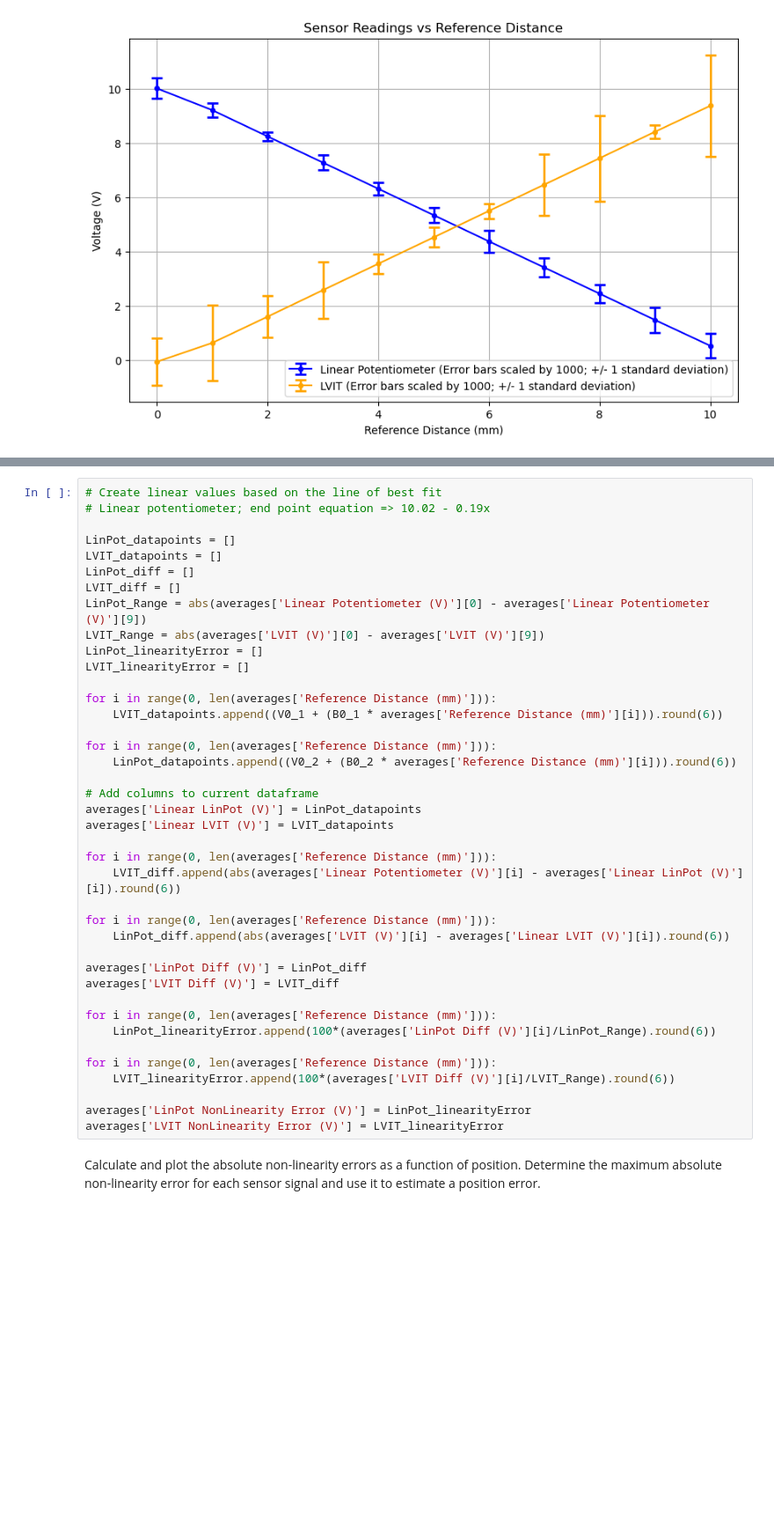
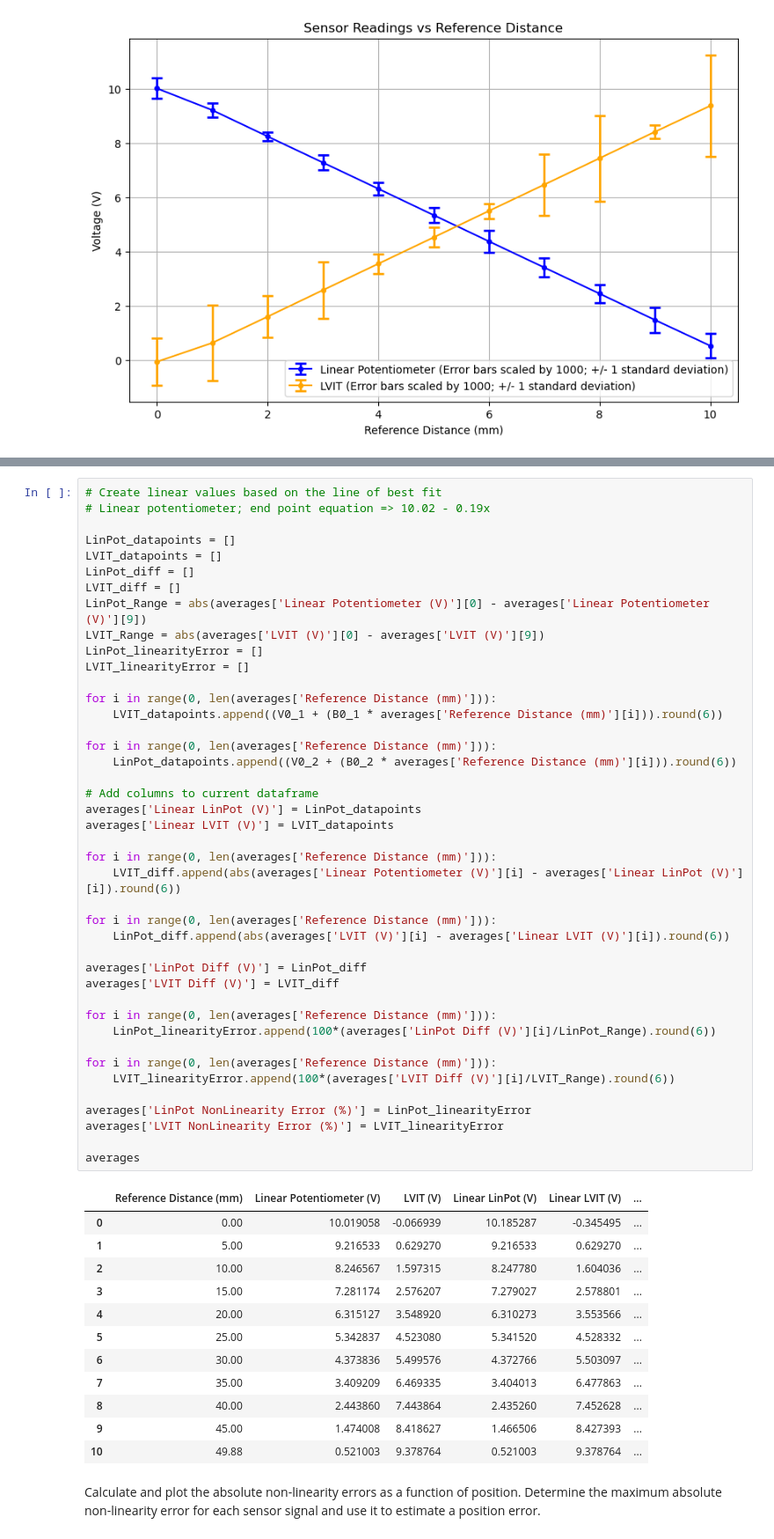
Before and after one commit to Koi199/MECH-420-scripts, a Jupyter notebook: Lab 2 Data/Mech420Lab2.ipynb, the cells around one changed output, grey strips where cells are left out. Shown: that part at 88% size. Saved outputs shown, nothing was run; the diff lists cells and outputs as text; blank space fills up the shorter version.

```diff
--- a/Lab 2 Data/Mech420Lab2.ipynb
+++ b/Lab 2 Data/Mech420Lab2.ipynb
@@ -259,35 +259,50 @@ LVIT_diff = []
 LinPot_Range = abs(averages['Linear Potentiometer (V)'][0] - averages['Linear Potentiometer (V)'][9])
 LVIT_Range = abs(averages['LVIT (V)'][0] - averages['LVIT (V)'][9])
 LinPot_linearityError = []
 LVIT_linearityError = []
 
 for i in range(0, len(averages['Reference Distance (mm)'])):
     LVIT_datapoints.append((V0_1 + (B0_1 * averages['Reference Distance (mm)'][i])).round(6))
 
 for i in range(0, len(averages['Reference Distance (mm)'])):
     LinPot_datapoints.append((V0_2 + (B0_2 * averages['Reference Distance (mm)'][i])).round(6))
 
 # Add columns to current dataframe
 averages['Linear LinPot (V)'] = LinPot_datapoints
 averages['Linear LVIT (V)'] = LVIT_datapoints
 
 for i in range(0, len(averages['Reference Distance (mm)'])):
     LVIT_diff.append(abs(averages['Linear Potentiometer (V)'][i] - averages['Linear LinPot (V)'][i]).round(6))
 
 for i in range(0, len(averages['Reference Distance (mm)'])):
     LinPot_diff.append(abs(averages['LVIT (V)'][i] - averages['Linear LVIT (V)'][i]).round(6))
 
 averages['LinPot Diff (V)'] = LinPot_diff
 averages['LVIT Diff (V)'] = LVIT_diff
 
 for i in range(0, len(averages['Reference Distance (mm)'])):
     LinPot_linearityError.append(100*(averages['LinPot Diff (V)'][i]/LinPot_Range).round(6))
 
 for i in range(0, len(averages['Reference Distance (mm)'])):
     LVIT_linearityError.append(100*(averages['LVIT Diff (V)'][i]/LVIT_Range).round(6))
 
-averages['LinPot NonLinearity Error (V)'] = LinPot_linearityError
-averages['LVIT NonLinearity Error (V)'] = LVIT_linearityError
+averages['LinPot NonLinearity Error (%)'] = LinPot_linearityError
+averages['LVIT NonLinearity Error (%)'] = LVIT_linearityError
+
+averages
+# %% [output]
+|  | Reference Distance (mm) | Linear Potentiometer (V) | LVIT (V) | Linear LinPot (V) | Linear LVIT (V) | ... |
+| 0 | 0.00 | 10.019058 | -0.066939 | 10.185287 | -0.345495 | ... |
+| 1 | 5.00 | 9.216533 | 0.629270 | 9.216533 | 0.629270 | ... |
+| 2 | 10.00 | 8.246567 | 1.597315 | 8.247780 | 1.604036 | ... |
+| 3 | 15.00 | 7.281174 | 2.576207 | 7.279027 | 2.578801 | ... |
+| 4 | 20.00 | 6.315127 | 3.548920 | 6.310273 | 3.553566 | ... |
+| 5 | 25.00 | 5.342837 | 4.523080 | 5.341520 | 4.528332 | ... |
+| 6 | 30.00 | 4.373836 | 5.499576 | 4.372766 | 5.503097 | ... |
+| 7 | 35.00 | 3.409209 | 6.469335 | 3.404013 | 6.477863 | ... |
+| 8 | 40.00 | 2.443860 | 7.443864 | 2.435260 | 7.452628 | ... |
+| 9 | 45.00 | 1.474008 | 8.418627 | 1.466506 | 8.427393 | ... |
+| 10 | 49.88 | 0.521003 | 9.378764 | 0.521003 | 9.378764 | ... |
 # %% [markdown]
 Calculate  and  plot  the  absolute  non-linearity  errors  as  a  function  of  position.  Determine  the
 maximum  absolute  non-linearity  error  for  each  sensor  signal  and  use  it  to  estimate  a  position
```
Also changed, not shown: parts of 3 cells of this notebook.
